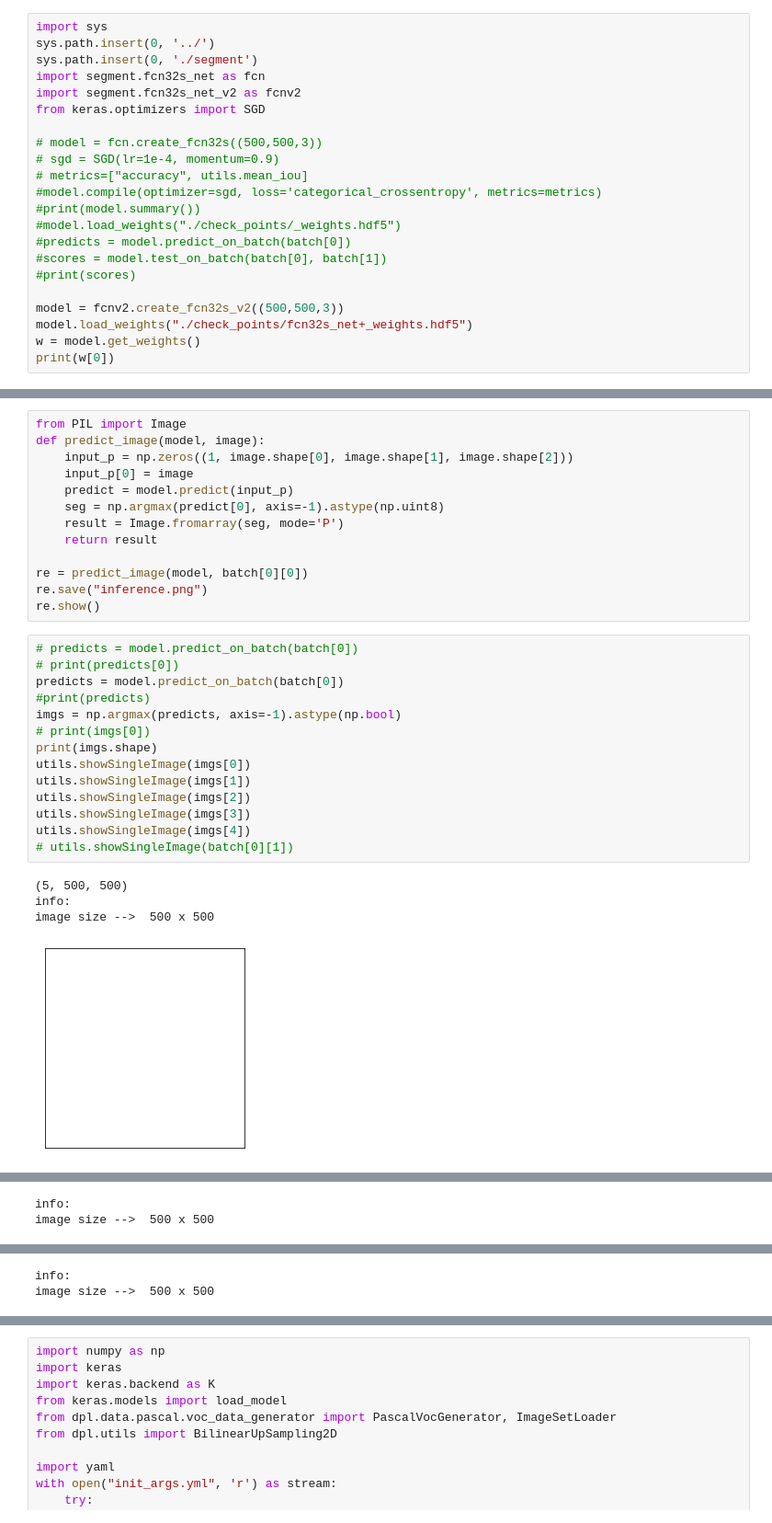
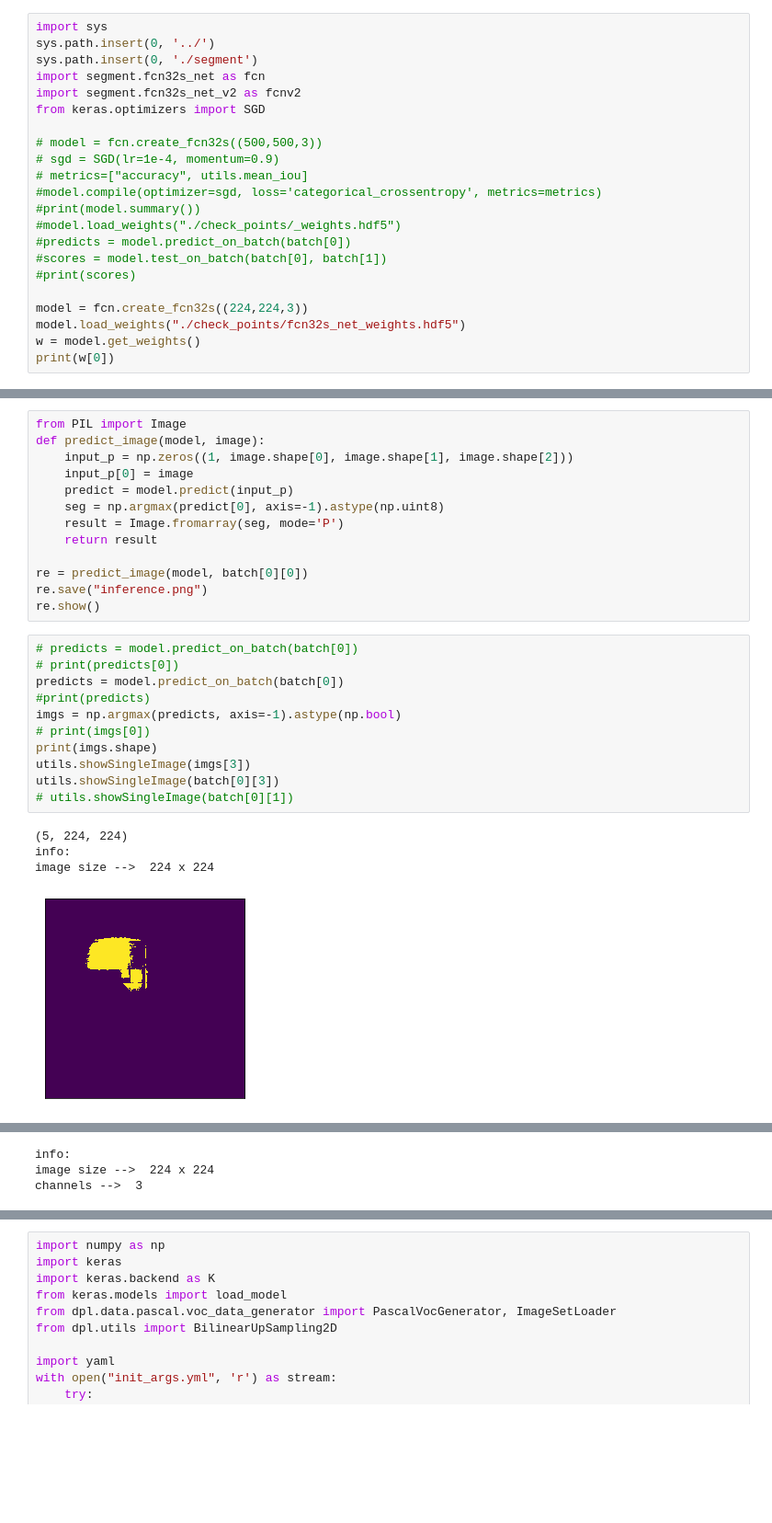
Before and after one commit to jakexie/LearnDeepLearning, a Jupyter notebook: src/traditional/setup_segnet.ipynb, the cells around one changed output, grey strips where cells are left out. Shown at 92% size. Drawn from its saved outputs; the diff is of its cells as text; blank space fills up the shorter version.

Commit message:
using pre-trained weights for fcn-32s

```diff
--- a/src/traditional/setup_segnet.ipynb
+++ b/src/traditional/setup_segnet.ipynb
@@ -102,8 +104,8 @@ from keras.optimizers import SGD
 #scores = model.test_on_batch(batch[0], batch[1])
 #print(scores)
 
-model = fcnv2.create_fcn32s_v2((500,500,3))
-model.load_weights("./check_points/fcn32s_net+_weights.hdf5")
+model = fcn.create_fcn32s((224,224,3))
+model.load_weights("./check_points/fcn32s_net_weights.hdf5")
 w = model.get_weights()
 print(w[0])
 # %% [output]
@@ -158,19 +156,16 @@ re.show()
 # %%
 # predicts = model.predict_on_batch(batch[0])
 # print(predicts[0])
 predicts = model.predict_on_batch(batch[0])
 #print(predicts)
 imgs = np.argmax(predicts, axis=-1).astype(np.bool)
 # print(imgs[0])
 print(imgs.shape)
-utils.showSingleImage(imgs[0])
-utils.showSingleImage(imgs[1])
-utils.showSingleImage(imgs[2])
 utils.showSingleImage(imgs[3])
-utils.showSingleImage(imgs[4])
+utils.showSingleImage(batch[0][3])
 # utils.showSingleImage(batch[0][1])
 # %% [output]
-(5, 500, 500)
+(5, 224, 224)
 info:
-image size -->  500 x 500
+image size -->  224 x 224
-[figure, old version]
+[figure, new version]
@@ -178,0 +173,3 @@ image size -->  500 x 500
+info:
+image size -->  224 x 224
+channels -->  3
@@ -180,2 +176,0 @@ image size -->  500 x 500
-info:
-image size -->  500 x 500
@@ -183,2 +176,0 @@ image size -->  500 x 500
-info:
-image size -->  500 x 500
```
Also changed, not shown: parts of 3 cells of this notebook, 7 other files.
